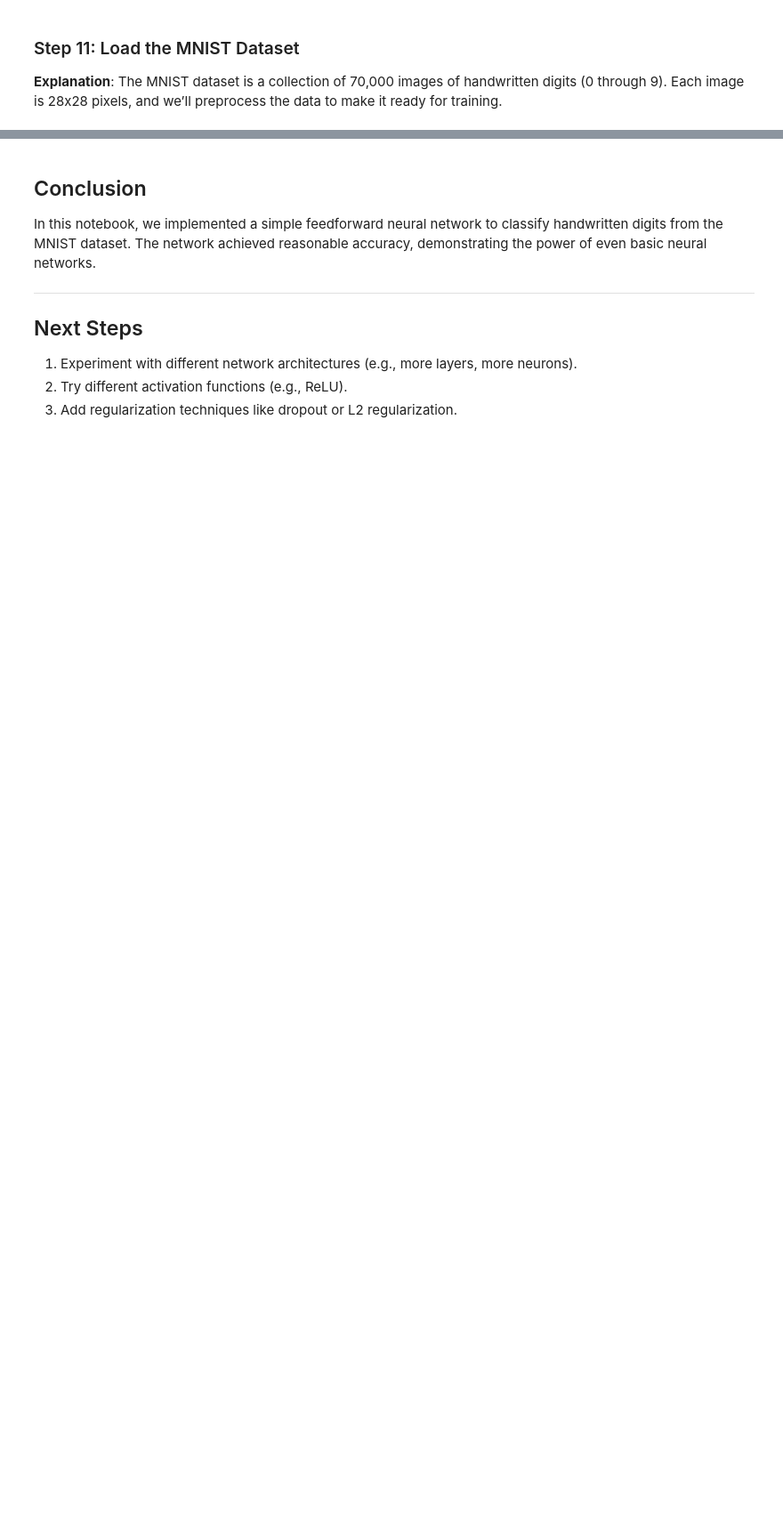
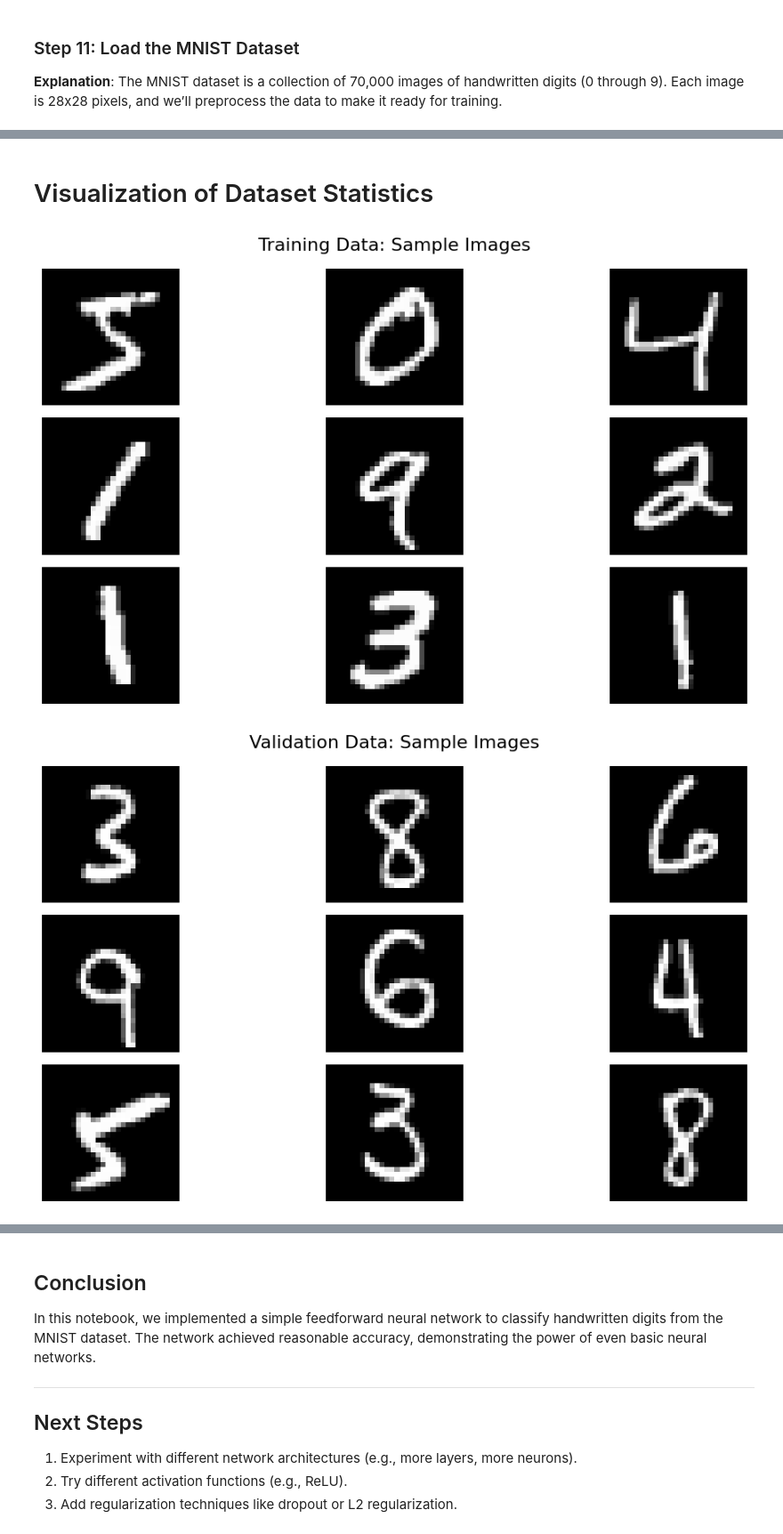
Before and after one commit to ismail-Elkabouri/Deep-learning_from_learning_to_prediction, a Jupyter notebook: 01_chapter1_Introduction/Chapter1_Introduction.ipynb, the cells around one changed output, grey strips where cells are left out. Shown at 89% size. Cells and saved outputs as stored; diff of their text form; code cells hidden in the pictures; blank space fills up the shorter version.

```diff
--- a/01_chapter1_Introduction/Chapter1_Introduction.ipynb
+++ b/01_chapter1_Introduction/Chapter1_Introduction.ipynb
@@ -178,0 +272,57 @@ ModuleNotFoundError: No module named 'src'
+# %% [markdown]
+# Visualization of Dataset Statistics
+# %%
+# Visualization of Dataset Statistics
+
+import matplotlib.pyplot as plt
+import numpy as np
+import sys
+import os
+
+
+src_path = os.path.abspath(os.path.join(os.getcwd(), "../src"))
+sys.path.append(src_path)
+
+# Import the mnist_loader module
+from mnist_loader import load_data_wrapper
+
+# Load the dataset
+training_data, validation_data, test_data = load_data_wrapper()
+
+# Function to visualize dataset statistics
+def visualize_dataset_statistics(data, title):
+    """
+    Visualize the distribution of digit labels and sample images.
+    Args:
+        data: A list of (input, label) tuples from the dataset.
+        title: The title for the dataset (e.g., "Training Data").
+    """
+    # Unpack labels from the dataset
+    labels = [np.argmax(y) if hasattr(y, "shape") and len(y.shape) > 1 else y for _, y in data]
+
+    # Plot the label distribution
+    plt.figure(figsize=(12, 6))
+    plt.subplot(1, 2, 1)
+    plt.hist(labels, bins=10, rwidth=0.8, color='skyblue', edgecolor='black', align='mid')
+    plt.title(f'{title}: Label Distribution')
+    plt.xlabel('Digit Labels')
+    plt.ylabel('Frequency')
+
+    # Visualize some sample images
+    plt.subplot(1, 2, 2)
+    sample_images = [x.reshape(28, 28) for x, _ in data[:9]]
+    for i, image in enumerate(sample_images):
+        plt.subplot(3, 3, i + 1)
+        plt.imshow(image, cmap='gray')
+        plt.axis('off')
+    plt.suptitle(f'{title}: Sample Images', fontsize=16)
+    plt.tight_layout()
+    plt.show()
+
+# Visualize training, validation, and test data
+visualize_dataset_statistics(training_data, "Training Data")
+visualize_dataset_statistics(validation_data, "Validation Data")
+visualize_dataset_statistics(test_data, "Test Data")
+# %% [output]
+[figure, added]
+[figure, added]
```
Also changed, not shown: parts of 10 cells of this notebook.
